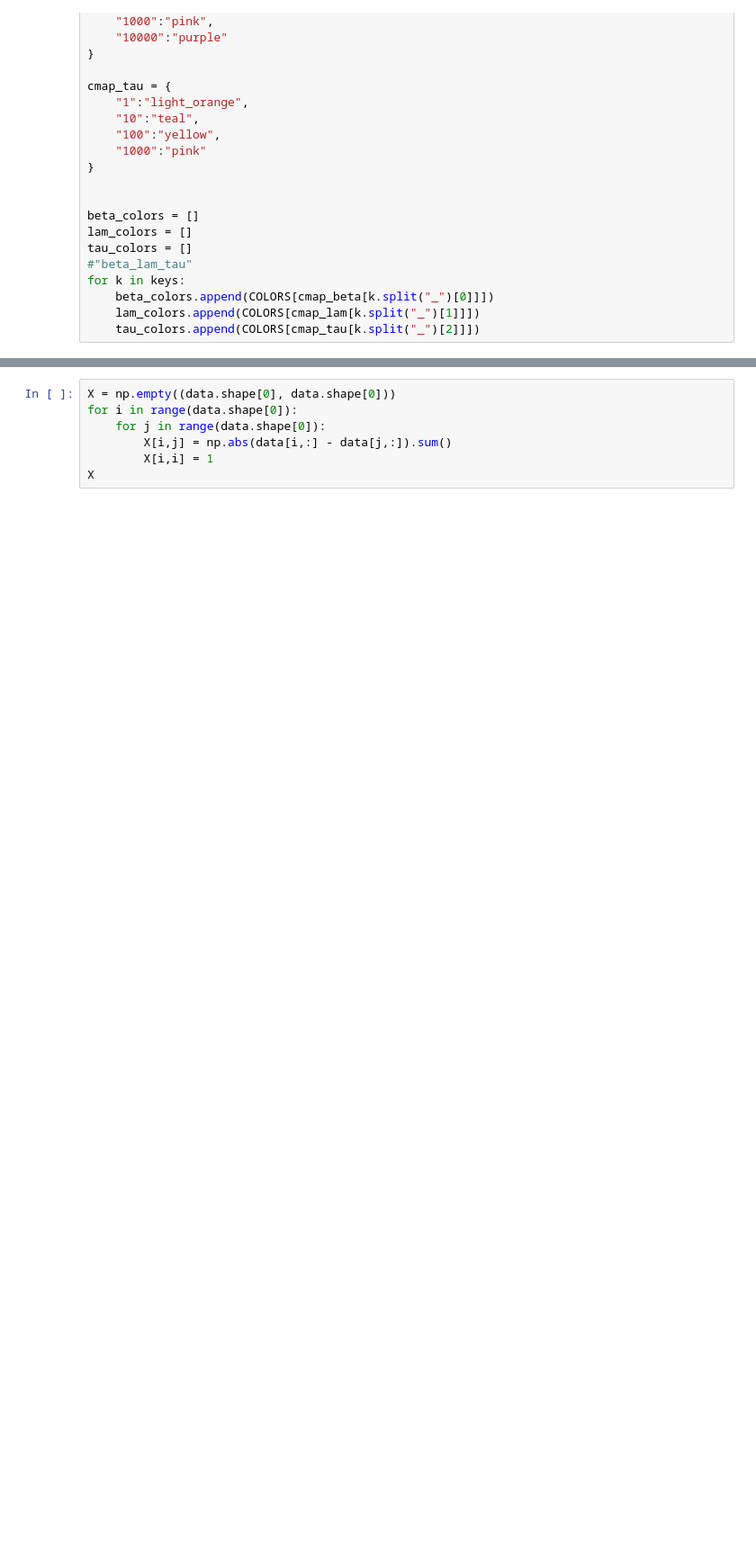
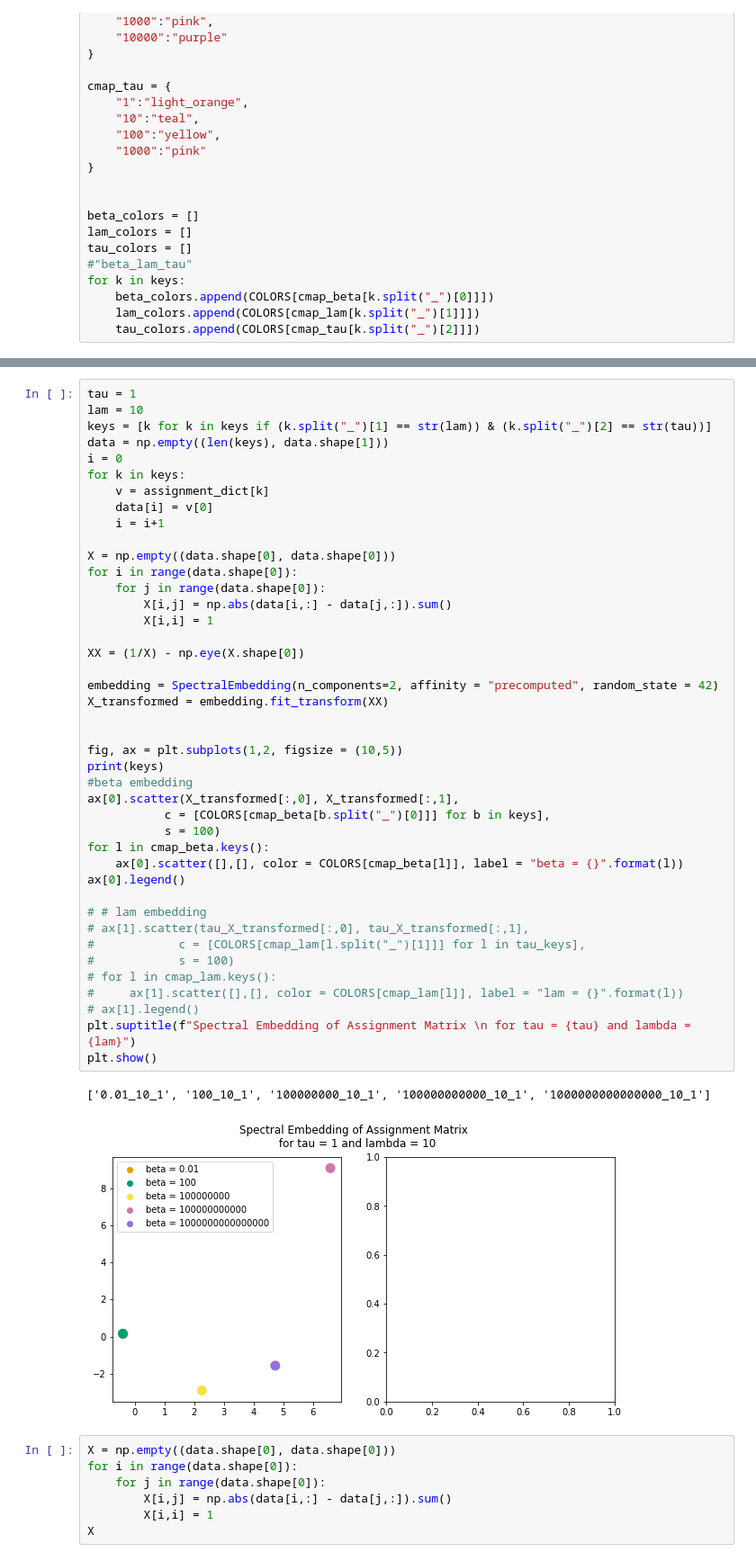
Before and after one commit to annahaensch/OpArt_Curation_Tool, a Jupyter notebook: notebooks/validation_notebook_AH_v02.ipynb, the cells around one changed output, grey strips where cells are left out. Shown at 90% size. Cells and saved outputs as stored; diff of their text form; blank space fills up the shorter version.

```diff
--- a/notebooks/validation_notebook_AH_v02.ipynb
+++ b/notebooks/validation_notebook_AH_v02.ipynb
@@ -841,3 +895,48 @@ for k in keys:
+# %%
+tau = 1
+lam = 10
+keys = [k for k in keys if (k.split("_")[1] == str(lam)) & (k.split("_")[2] == str(tau))]
+data = np.empty((len(keys), data.shape[1]))
+i = 0
+for k in keys:
+    v = assignment_dict[k]
+    data[i] = v[0]
+    i = i+1
+
+X = np.empty((data.shape[0], data.shape[0]))
+for i in range(data.shape[0]):
+    for j in range(data.shape[0]):
+        X[i,j] = np.abs(data[i,:] - data[j,:]).sum()
+        X[i,i] = 1
+
+XX = (1/X) - np.eye(X.shape[0])
+
+embedding = SpectralEmbedding(n_components=2, affinity = "precomputed", random_state = 42)
+X_transformed = embedding.fit_transform(XX)
+
+
+fig, ax = plt.subplots(1,2, figsize = (10,5))
+print(keys)
+#beta embedding
+ax[0].scatter(X_transformed[:,0], X_transformed[:,1],
+           c = [COLORS[cmap_beta[b.split("_")[0]]] for b in keys],
+           s = 100)
+for l in cmap_beta.keys():
+    ax[0].scatter([],[], color = COLORS[cmap_beta[l]], label = "beta = {}".format(l))
+ax[0].legend()
+
+# # lam embedding
+# ax[1].scatter(tau_X_transformed[:,0], tau_X_transformed[:,1],
+#            c = [COLORS[cmap_lam[l.split("_")[1]]] for l in tau_keys],
+#            s = 100)
+# for l in cmap_lam.keys():
+#     ax[1].scatter([],[], color = COLORS[cmap_lam[l]], label = "lam = {}".format(l))
+# ax[1].legend()
+plt.suptitle(f"Spectral Embedding of Assignment Matrix \n for tau = {tau} and lambda = {lam}")
+plt.show()
+# %% [output]
+['0.01_10_1', '100_10_1', '100000000_10_1', '100000000000_10_1', '1000000000000000_10_1']
+[figure, added]
 # %%
 X = np.empty((data.shape[0], data.shape[0]))
 for i in range(data.shape[0]):
```
Also changed, not shown: parts of 6 cells of this notebook.
